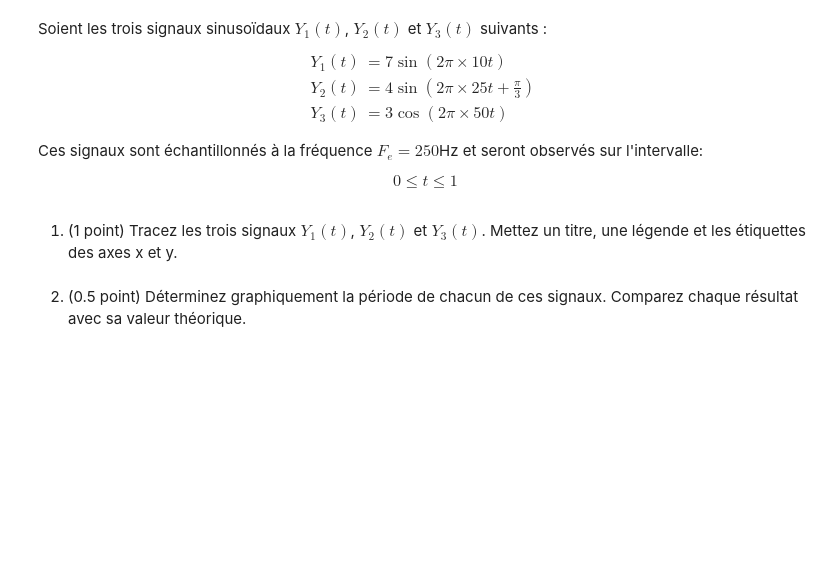
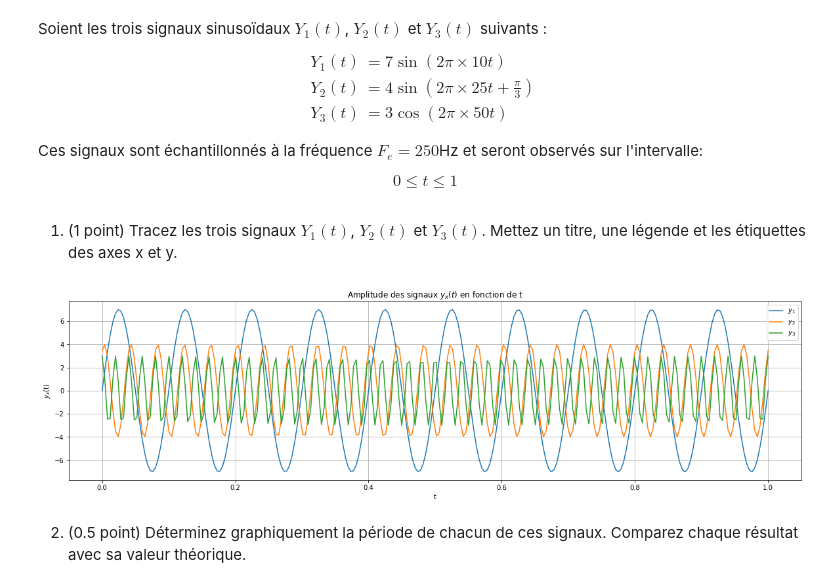
Before and after one commit to conorato/INF8725, a Jupyter notebook: tp1/lab1_fr.ipynb, the cells around one changed output. Cells and saved outputs as stored; diff of their text form; code cells hidden in the pictures; blank space fills up the shorter version.

```diff
--- a/tp1/lab1_fr.ipynb
+++ b/tp1/lab1_fr.ipynb
@@ -157,2 +193,26 @@ Ces signaux sont échantillonnés à la fréquence $F_e = 250$Hz et seront obser
+# %%
+plt.rcParams["figure.figsize"] = (20,5)
+
+SAMPLING_FREQ = 250 # in Hz
+T_MIN = 0  # in seconds
+T_MAX = 1  # in seconds
+
+t = np.linspace(T_MIN, T_MAX, num=SAMPLING_FREQ*(T_MAX-T_MIN))
+
+y_1 = 7 * np.sin(2 * np.pi * 10 * t)
+y_2 = 4 * np.sin(2 * np.pi * 25 * t + np.pi/3)
+y_3 = 3 * np.cos(2 * np.pi * 50 * t)
+
+plt.plot(t, y_1, label='$y_1$')
+plt.plot(t, y_2, label='$y_2$')
+plt.plot(t, y_3, label='$y_3$')
+plt.grid(which='both')
+plt.title("Amplitude des signaux $y_x(t)$ en fonction de t")
+plt.xlabel('t')
+plt.ylabel('$y_x$(t)')
+plt.legend()
+plt.show()
+# %% [output]
+[figure, added]
 # %% [markdown]
 2. (0.5 point) Déterminez graphiquement la période de chacun de ces signaux. Comparez chaque résultat avec sa valeur théorique.
```
Also changed, not shown: parts of 23 cells of this notebook.
